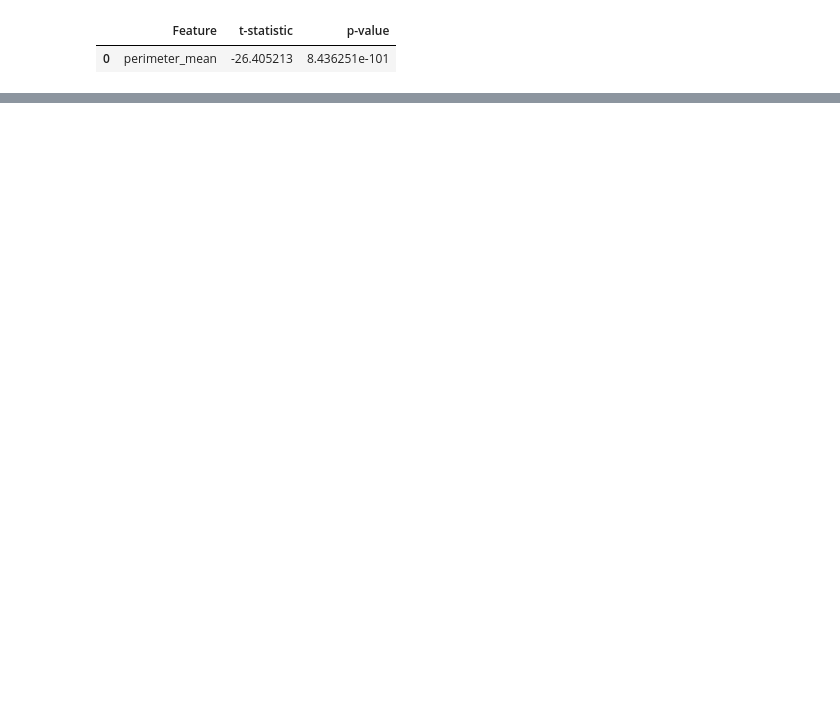
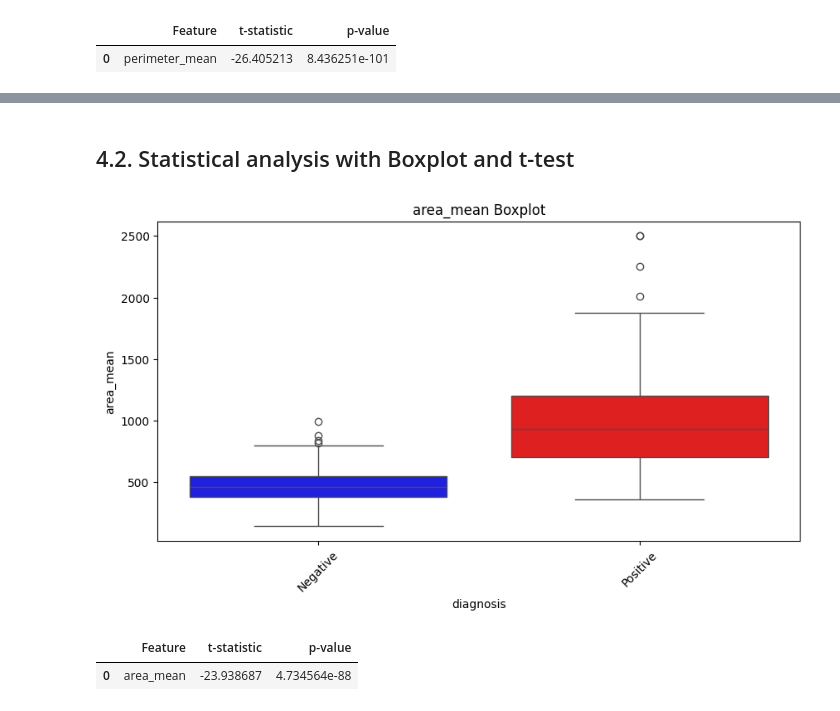
Before and after one commit to plamensve/BREAST_CANCER_ML, a Jupyter notebook: notebooks/02_eda_pdata.ipynb, the cells around one changed output, grey strips where cells are left out. Saved outputs shown, nothing was run; the diff lists cells and outputs as text; code cells hidden in the pictures; blank space fills up the shorter version.

```diff
--- a/notebooks/02_eda_pdata.ipynb
+++ b/notebooks/02_eda_pdata.ipynb
@@ -129,0 +149,12 @@ stat_analysis_perimeter_mean.display_ttest()
+# %% [markdown]
+## 4.2. Statistical analysis with Boxplot and t-test
+# %%
+stat_analysis_area_mean = FeatureStats(dataset=data, target_column='diagnosis', feature='area_mean')
+stat_analysis_area_mean.display_boxplot()
+# %% [output]
+[figure, added]
+# %%
+stat_analysis_area_mean.display_ttest()
+# %% [output]
+|  | Feature | t-statistic | p-value |
+| 0 | area_mean | -23.938687 | 4.734564e-88 |
```
Also changed, not shown: parts of 34 cells of this notebook, 6 other files.
